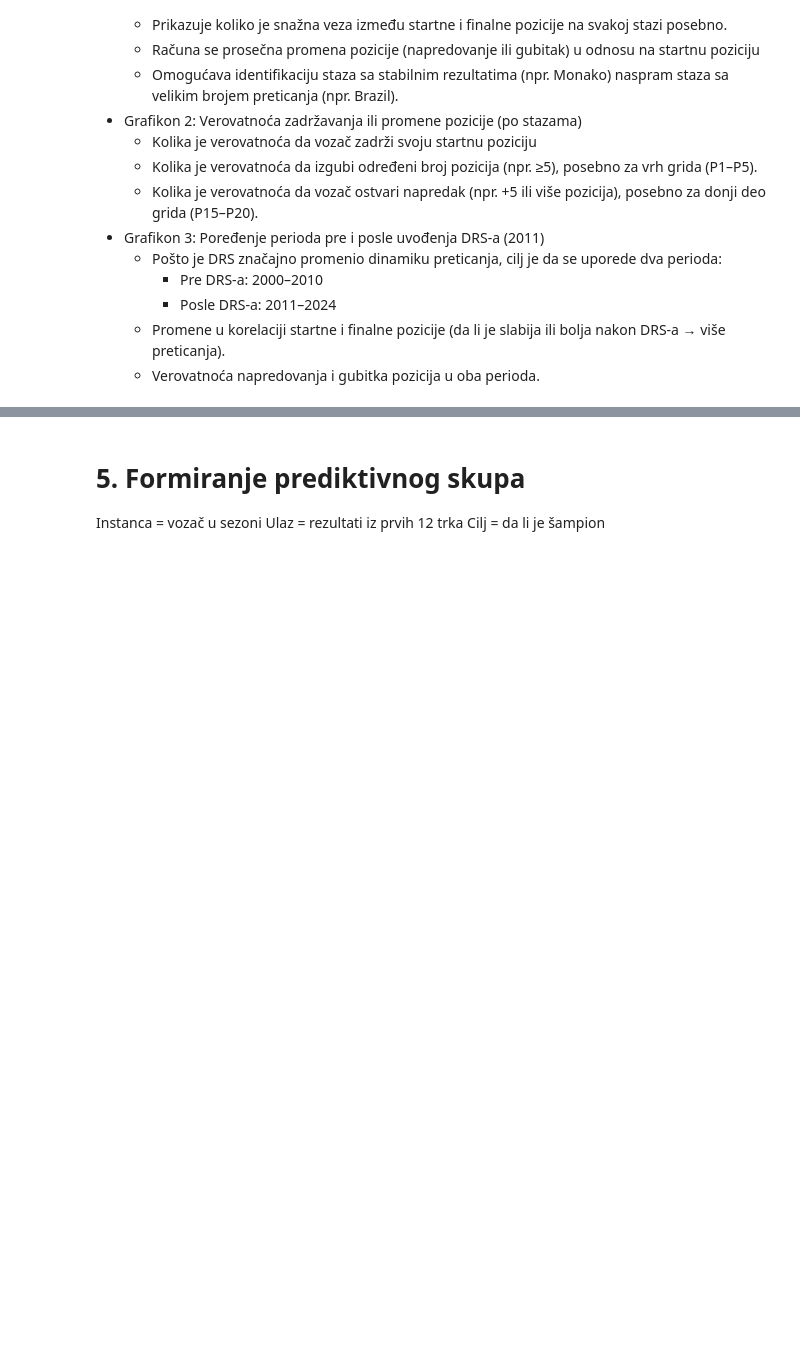
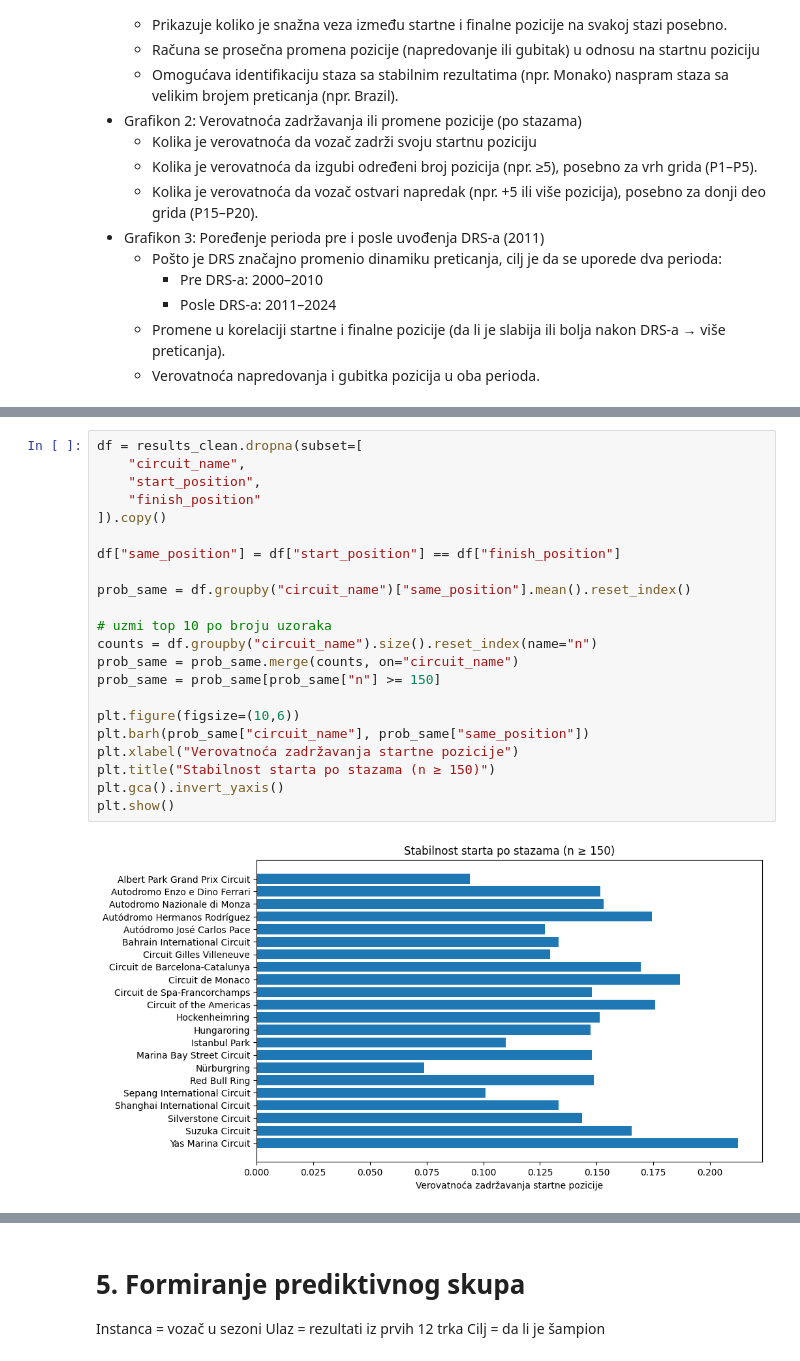
Before and after one commit to zelick/SIAP-F1-Analiza, a Jupyter notebook: SIAP_EDA_BaslineModel.ipynb, the cells around one changed output, grey strips where cells are left out. Cells and saved outputs as stored; diff of their text form; blank space fills up the shorter version.

```diff
--- a/SIAP_EDA_BaslineModel.ipynb
+++ b/SIAP_EDA_BaslineModel.ipynb
@@ -201,0 +291,24 @@ KeyError: 'is_champion'
+# %%
+df = results_clean.dropna(subset=[
+    "circuit_name",
+    "start_position",
+    "finish_position"
+]).copy()
+
+df["same_position"] = df["start_position"] == df["finish_position"]
+
+prob_same = df.groupby("circuit_name")["same_position"].mean().reset_index()
+
+# uzmi top 10 po broju uzoraka
+counts = df.groupby("circuit_name").size().reset_index(name="n")
+prob_same = prob_same.merge(counts, on="circuit_name")
+prob_same = prob_same[prob_same["n"] >= 150]
+
+plt.figure(figsize=(10,6))
+plt.barh(prob_same["circuit_name"], prob_same["same_position"])
+plt.xlabel("Verovatnoća zadržavanja startne pozicije")
+plt.title("Stabilnost starta po stazama (n ≥ 150)")
+plt.gca().invert_yaxis()
+plt.show()
+# %% [output]
+[figure, added]
```
Also changed, not shown: parts of 24 cells of this notebook.
